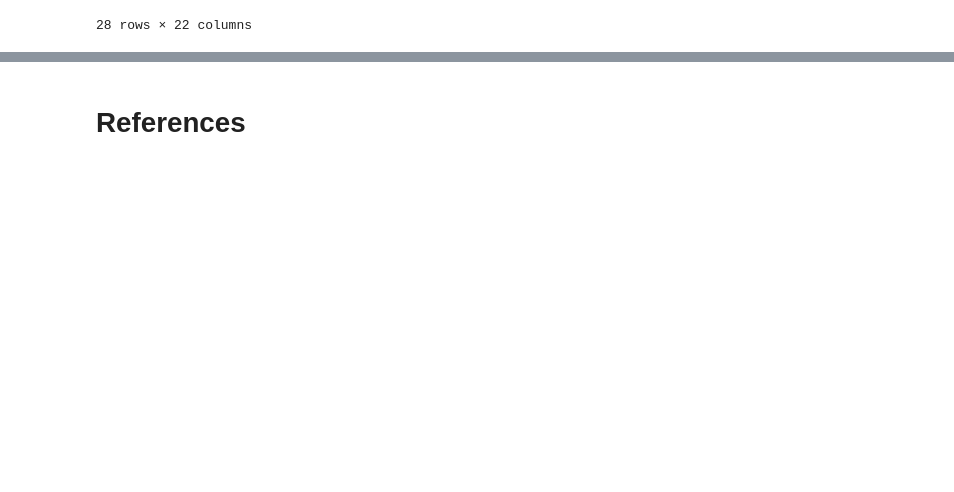
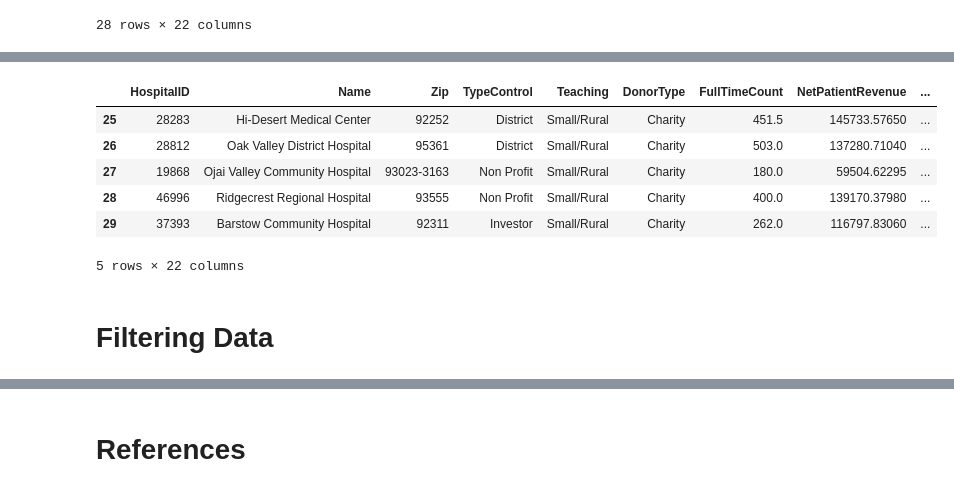
Before and after one commit to TheUltimateFishstick/week7labs, a Jupyter notebook: 07_Independent_Lab_Morgan.ipynb, the cells around one changed output, grey strips where cells are left out. Saved outputs shown, nothing was run; the diff lists cells and outputs as text; code cells hidden in the pictures; blank space fills up the shorter version.

```diff
--- a/07_Independent_Lab_Morgan.ipynb
+++ b/07_Independent_Lab_Morgan.ipynb
@@ -206,0 +252,16 @@ Change the name of the following columns:
+# %%
+# Concatenate hospital_data_new and new_records into a new DataFrame: new_merge.
+new_merge = pd.concat([hospital_data_new, new_records], ignore_index = True)
+
+# Check our work.
+new_merge.tail(5)
+# %% [output]
+|  | HospitalID | Name | Zip | TypeControl | Teaching | DonorType | FullTimeCount | NetPatientRevenue | ... |
+| 25 | 28283 | Hi-Desert Medical Center | 92252 | District | Small/Rural | Charity | 451.5 | 145733.57650 | ... |
+| 26 | 28812 | Oak Valley District Hospital | 95361 | District | Small/Rural | Charity | 503.0 | 137280.71040 | ... |
+| 27 | 19868 | Ojai Valley Community Hospital | 93023-3163 | Non Profit | Small/Rural | Charity | 180.0 | 59504.62295 | ... |
+| 28 | 46996 | Ridgecrest Regional Hospital | 93555 | Non Profit | Small/Rural | Charity | 400.0 | 139170.37980 | ... |
+| 29 | 37393 | Barstow Community Hospital | 92311 | Investor | Small/Rural | Charity | 262.0 | 116797.83060 | ... |
+5 rows × 22 columns
+# %% [markdown]
+# Filtering Data
```
Also changed, not shown: parts of 14 cells of this notebook, 1 other file.
